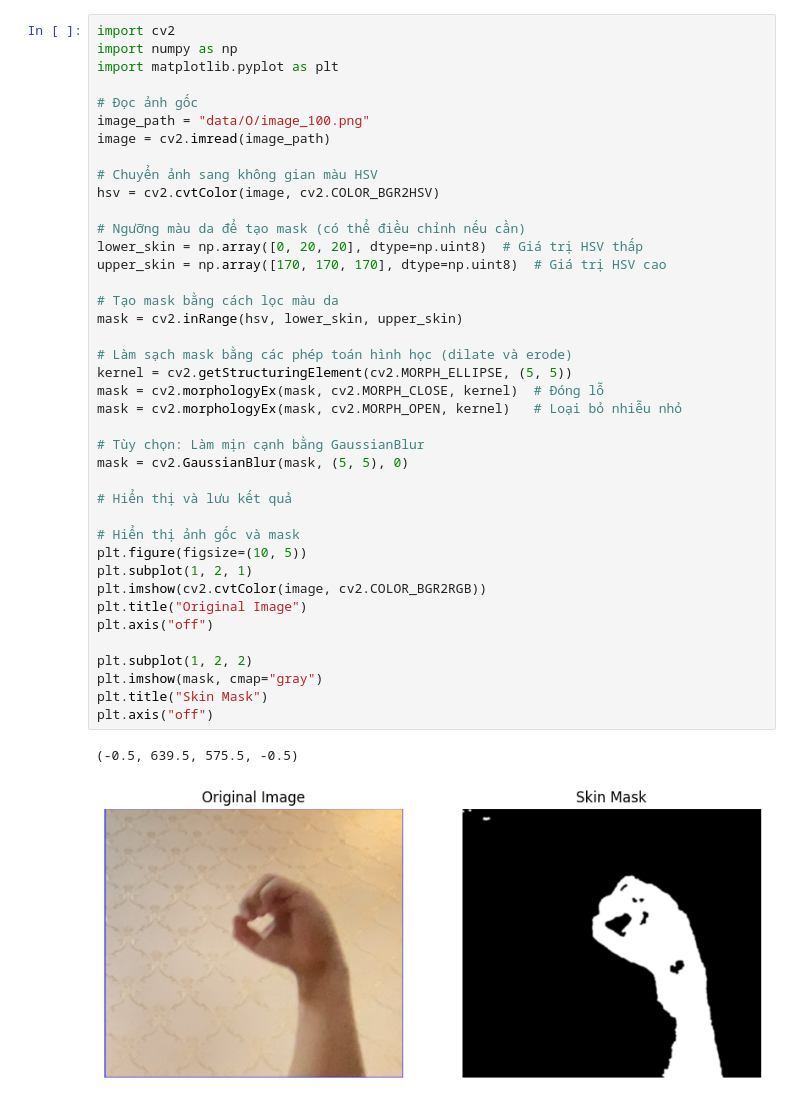
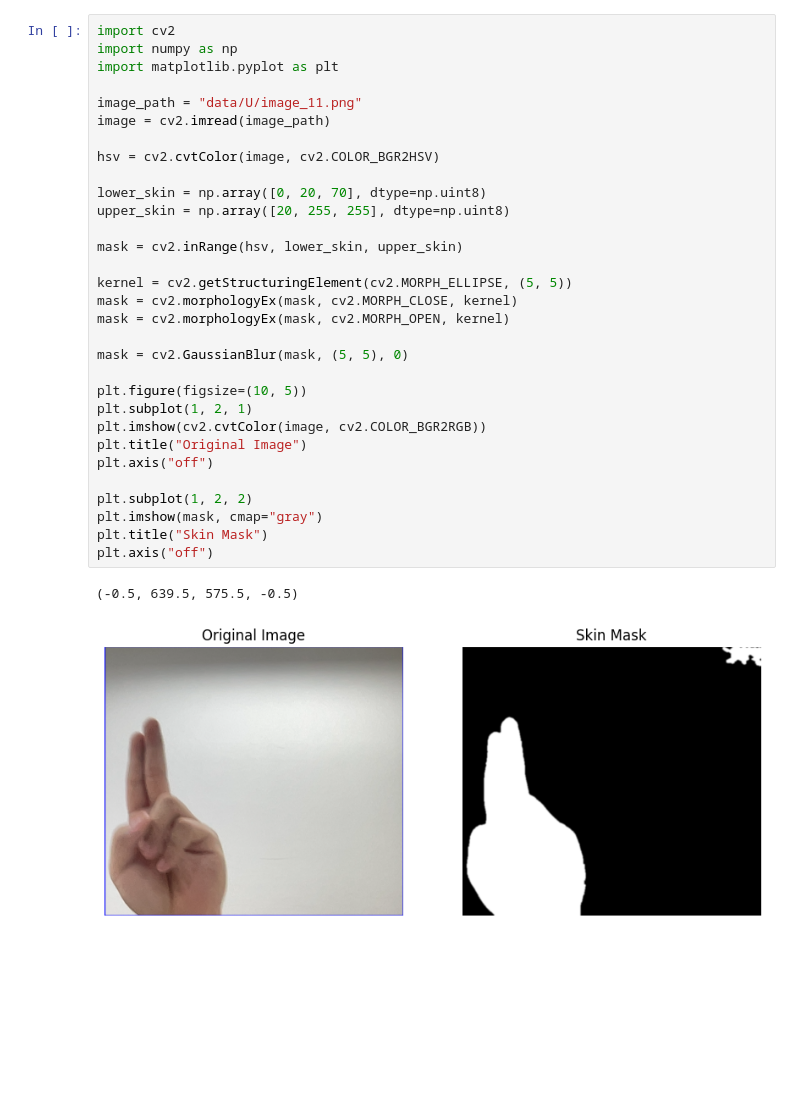
Before and after one commit to thanhthanhhp123/HandLang, a Jupyter notebook: a.ipynb, the cells around one changed output. Saved outputs shown, nothing was run; the diff lists cells and outputs as text; blank space fills up the shorter version.

```diff
--- a/a.ipynb
+++ b/a.ipynb
@@ -1,43 +1,34 @@
 # %%
 import cv2
 import numpy as np
 import matplotlib.pyplot as plt
 
-# Đọc ảnh gốc
-image_path = "data/O/image_100.png"
+image_path = "data/U/image_11.png"
 image = cv2.imread(image_path)
 
-# Chuyển ảnh sang không gian màu HSV
 hsv = cv2.cvtColor(image, cv2.COLOR_BGR2HSV)
 
-# Ngưỡng màu da để tạo mask (có thể điều chỉnh nếu cần)
-lower_skin = np.array([0, 20, 20], dtype=np.uint8)  # Giá trị HSV thấp
-upper_skin = np.array([170, 170, 170], dtype=np.uint8)  # Giá trị HSV cao
+lower_skin = np.array([0, 20, 70], dtype=np.uint8)
+upper_skin = np.array([20, 255, 255], dtype=np.uint8)
 
-# Tạo mask bằng cách lọc màu da
 mask = cv2.inRange(hsv, lower_skin, upper_skin)
 
-# Làm sạch mask bằng các phép toán hình học (dilate và erode)
 kernel = cv2.getStructuringElement(cv2.MORPH_ELLIPSE, (5, 5))
-mask = cv2.morphologyEx(mask, cv2.MORPH_CLOSE, kernel)  # Đóng lỗ
-mask = cv2.morphologyEx(mask, cv2.MORPH_OPEN, kernel)   # Loại bỏ nhiễu nhỏ
+mask = cv2.morphologyEx(mask, cv2.MORPH_CLOSE, kernel)
+mask = cv2.morphologyEx(mask, cv2.MORPH_OPEN, kernel)
 
-# Tùy chọn: Làm mịn cạnh bằng GaussianBlur
 mask = cv2.GaussianBlur(mask, (5, 5), 0)
 
-# Hiển thị và lưu kết quả
-
-# Hiển thị ảnh gốc và mask
 plt.figure(figsize=(10, 5))
 plt.subplot(1, 2, 1)
 plt.imshow(cv2.cvtColor(image, cv2.COLOR_BGR2RGB))
 plt.title("Original Image")
 plt.axis("off")
 
 plt.subplot(1, 2, 2)
 plt.imshow(mask, cmap="gray")
 plt.title("Skin Mask")
 plt.axis("off")
 # %% [output]
 (-0.5, 639.5, 575.5, -0.5)
-[figure, old version]
+[figure, new version]
```
Also changed, not shown: parts of 2 cells of this notebook, 10 other files.
